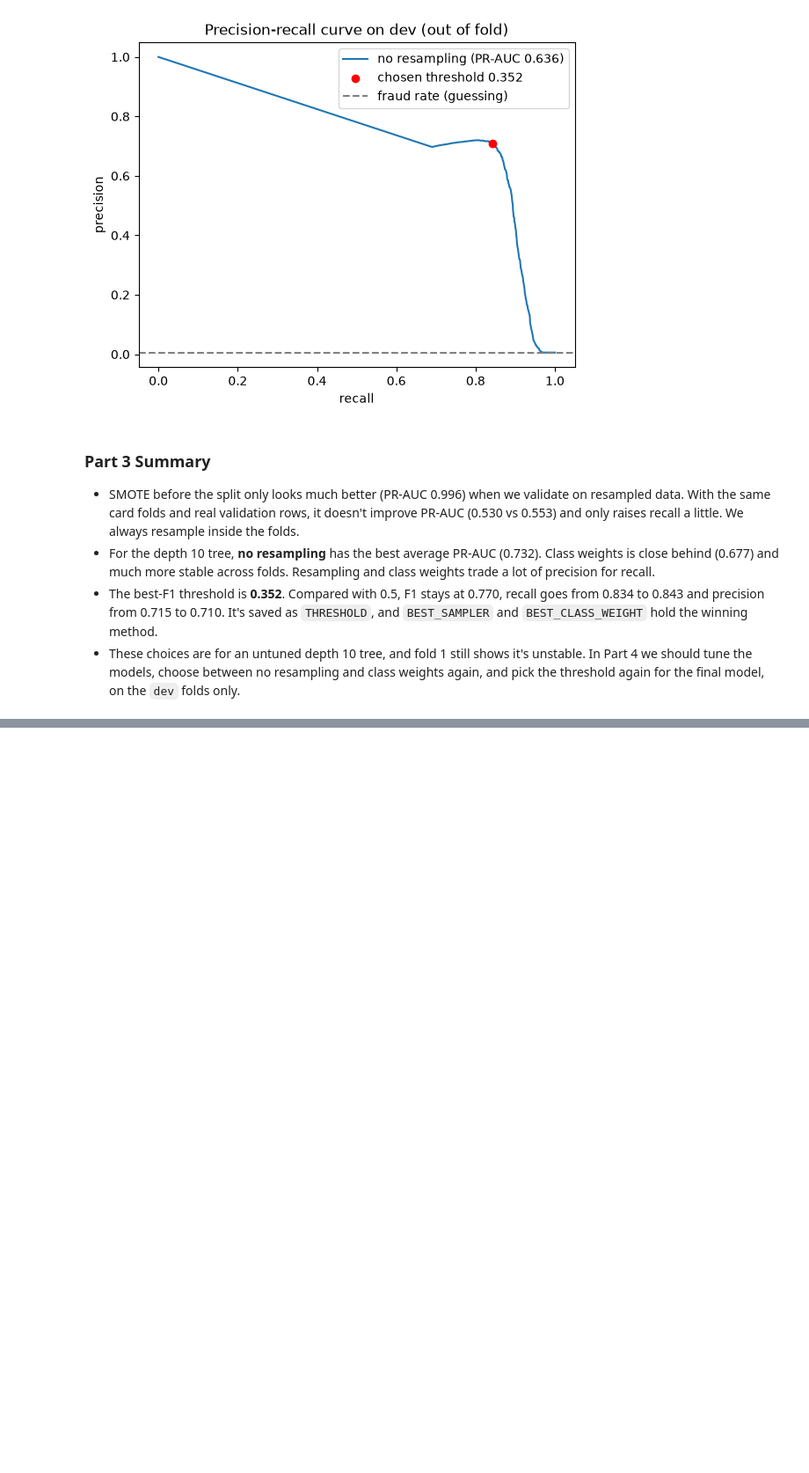
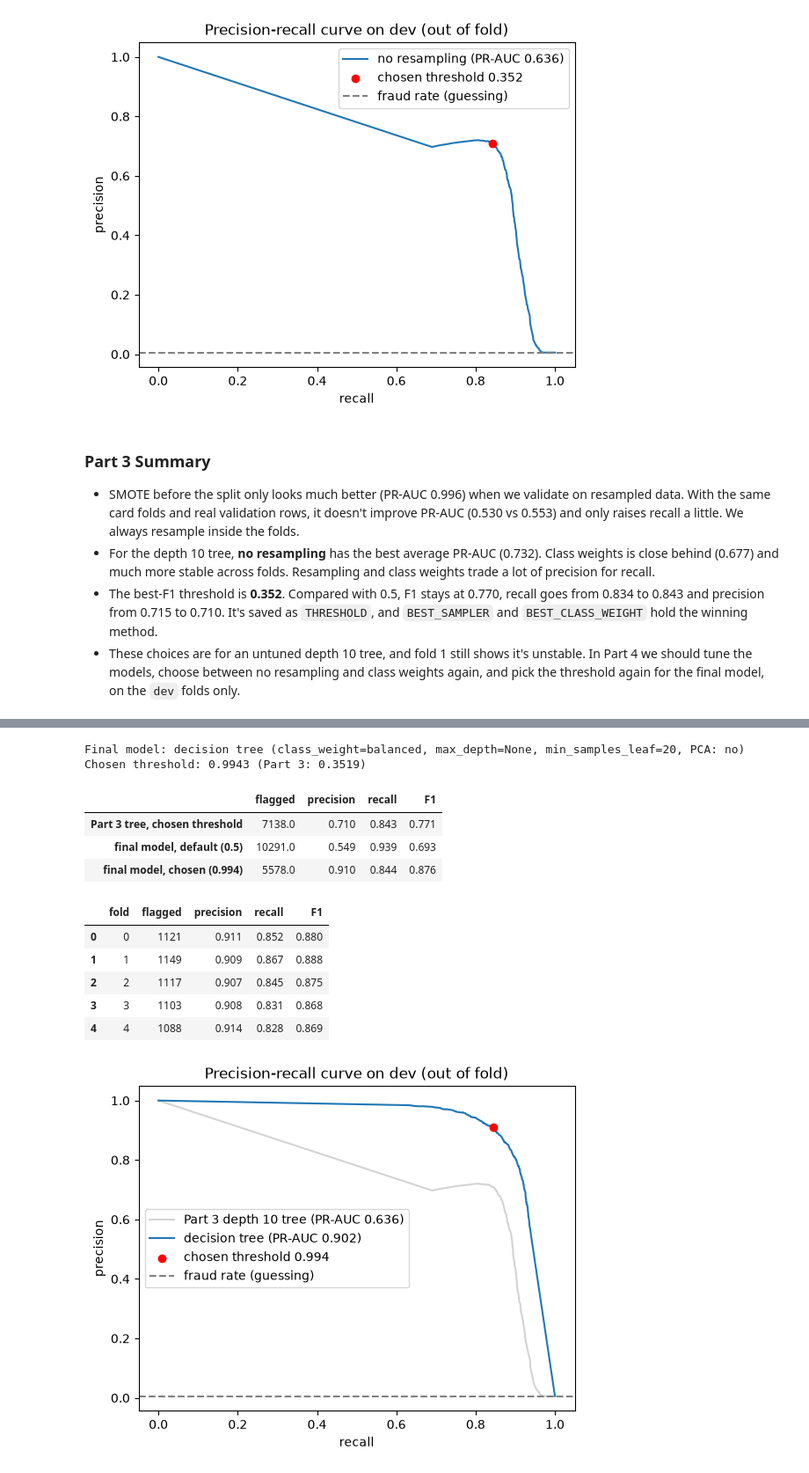
Before and after one commit to Seban8/Credit-Card-Fraud-Detection, a Jupyter notebook: fraud_detection.ipynb, the cells around one changed output, grey strips where cells are left out. Shown at 88% size. Saved outputs shown, nothing was run; the diff lists cells and outputs as text; code cells hidden in the pictures; blank space fills up the shorter version.

Commit message:
part 4 done

```diff
--- a/fraud_detection.ipynb
+++ b/fraud_detection.ipynb
@@ -936,0 +1167,54 @@ To do: run this once after we pick the final model and threshold. Report `test_a
+# %%
+# best model and settings by average PR-AUC
+final = best.loc[best["mean_test_PR-AUC"].idxmax()]
+FINAL_MODEL_NAME = final["model"]
+model, sampler, _ = MODELS[FINAL_MODEL_NAME]
+FINAL_PIPELINE = build_model_pipeline(model, sampler).set_params(**final["params"])
+print(f"Final model: {FINAL_MODEL_NAME} ({final['settings']}, PCA: {'yes' if final['PCA'] else 'no'})")
+
+# probability for each dev row from the fold where it was in validation
+final_proba = cross_val_predict(FINAL_PIPELINE, X_dev, y_dev, cv=folds, method="predict_proba", n_jobs=N_JOBS)[:, 1]
+
+# threshold with the highest F1
+precision, recall, thresholds = precision_recall_curve(y_dev, final_proba)
+f1 = 2 * precision[:-1] * recall[:-1] / np.maximum(precision[:-1] + recall[:-1], 1e-12)
+best_pos = int(np.argmax(f1))
+PART3_THRESHOLD = THRESHOLD
+THRESHOLD = float(thresholds[best_pos])
+print(f"Chosen threshold: {THRESHOLD:.4f} (Part 3: {PART3_THRESHOLD:.4f})")
+
+display(pd.DataFrame({
+    "Part 3 tree, chosen threshold": scores_at(y_dev, oof_proba, PART3_THRESHOLD),
+    "final model, default (0.5)": scores_at(y_dev, final_proba, 0.5),
+    f"final model, chosen ({THRESHOLD:.3f})": scores_at(y_dev, final_proba, THRESHOLD),
+}).T.round(3))
+
+# how the chosen threshold does in each fold
+display(pd.DataFrame(
+    [{"fold": fold, **scores_at(truth_all[val_pos], final_proba[val_pos], THRESHOLD)} for fold, (_, val_pos) in enumerate(folds)]
+).round(3))
+
+part3_precision, part3_recall, _ = precision_recall_curve(y_dev, oof_proba)
+plt.plot(part3_recall, part3_precision, color="lightgray", label=f"Part 3 depth 10 tree (PR-AUC {average_precision_score(y_dev, oof_proba):.3f})")
+plt.plot(recall, precision, label=f"{FINAL_MODEL_NAME} (PR-AUC {average_precision_score(y_dev, final_proba):.3f})")
+plt.scatter(recall[best_pos], precision[best_pos], color="red", zorder=3, label=f"chosen threshold {THRESHOLD:.3f}")
+plt.axhline(y_dev.mean(), color="gray", linestyle="--", label="fraud rate (guessing)")
+plt.xlabel("recall")
+plt.ylabel("precision")
+plt.title("Precision-recall curve on dev (out of fold)")
+plt.legend()
+plt.show()
+# %% [output]
+Final model: decision tree (class_weight=balanced, max_depth=None, min_samples_leaf=20, PCA: no)
+Chosen threshold: 0.9943 (Part 3: 0.3519)
+|  | flagged | precision | recall | F1 |
+| Part 3 tree, chosen threshold | 7138.0 | 0.710 | 0.843 | 0.771 |
+| final model, default (0.5) | 10291.0 | 0.549 | 0.939 | 0.693 |
+| final model, chosen (0.994) | 5578.0 | 0.910 | 0.844 | 0.876 |
+|  | fold | flagged | precision | recall | F1 |
+| 0 | 0 | 1121 | 0.911 | 0.852 | 0.880 |
+| 1 | 1 | 1149 | 0.909 | 0.867 | 0.888 |
+| 2 | 2 | 1117 | 0.907 | 0.845 | 0.875 |
+| 3 | 3 | 1103 | 0.908 | 0.831 | 0.868 |
+| 4 | 4 | 1088 | 0.914 | 0.828 | 0.869 |
+[figure, added]
```
Also changed, not shown: parts of 16 cells of this notebook.
